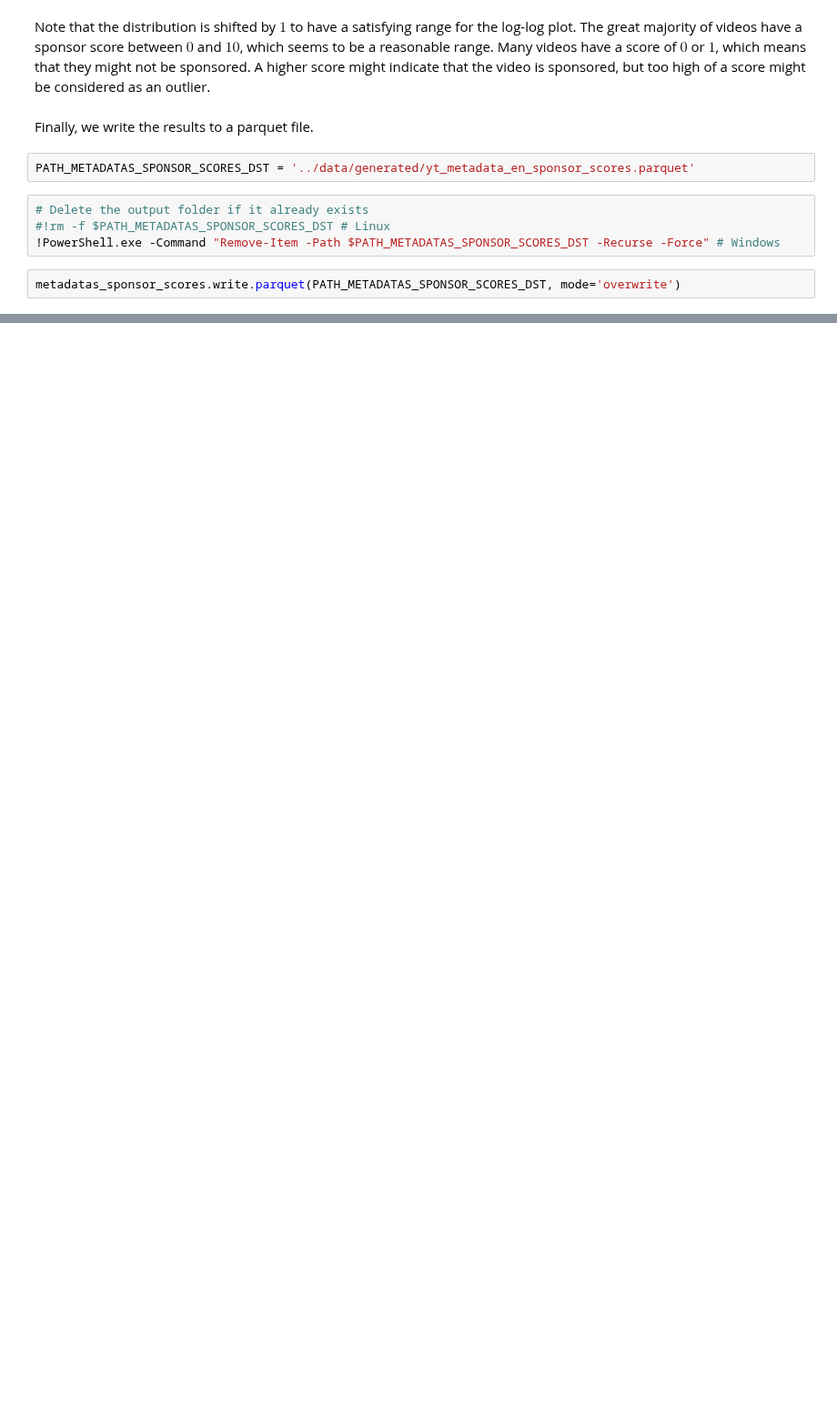
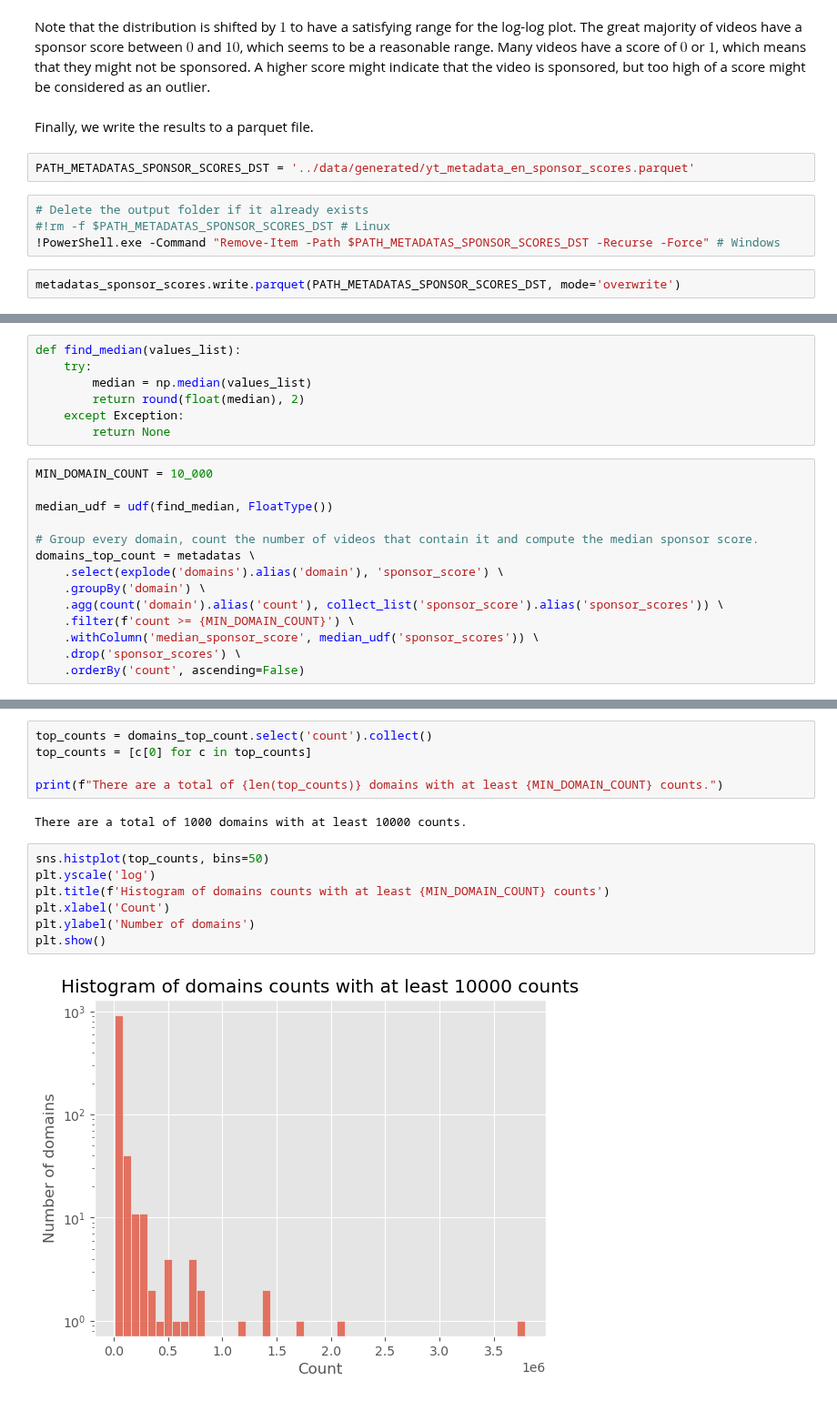
Before and after one commit to epfl-ada/ada-2022-project-fraisetagada, a Jupyter notebook: project.ipynb, the cells around one changed output, grey strips where cells are left out. Shown at 91% size. Cells and saved outputs as stored; diff of their text form; blank space fills up the shorter version.

```diff
--- a/project.ipynb
+++ b/project.ipynb
@@ -921,0 +1014,21 @@ metadatas_sponsor_scores.write.parquet(PATH_METADATAS_SPONSOR_SCORES_DST, mode='
+# %%
+def find_median(values_list):
+    try:
+        median = np.median(values_list)
+        return round(float(median), 2)
+    except Exception:
+        return None
+# %%
+MIN_DOMAIN_COUNT = 10_000
+
+median_udf = udf(find_median, FloatType())
+
+# Group every domain, count the number of videos that contain it and compute the median sponsor score.
+domains_top_count = metadatas \
+    .select(explode('domains').alias('domain'), 'sponsor_score') \
+    .groupBy('domain') \
+    .agg(count('domain').alias('count'), collect_list('sponsor_score').alias('sponsor_scores')) \
+    .filter(f'count >= {MIN_DOMAIN_COUNT}') \
+    .withColumn('median_sponsor_score', median_udf('sponsor_scores')) \
+    .drop('sponsor_scores') \
+    .orderBy('count', ascending=False)
@@ -921,0 +1053,16 @@ metadatas_sponsor_scores.write.parquet(PATH_METADATAS_SPONSOR_SCORES_DST, mode='
+# %%
+top_counts = domains_top_count.select('count').collect()
+top_counts = [c[0] for c in top_counts]
+
+print(f"There are a total of {len(top_counts)} domains with at least {MIN_DOMAIN_COUNT} counts.")
+# %% [output]
+There are a total of 1000 domains with at least 10000 counts.
+# %%
+sns.histplot(top_counts, bins=50)
+plt.yscale('log')
+plt.title(f'Histogram of domains counts with at least {MIN_DOMAIN_COUNT} counts')
+plt.xlabel('Count')
+plt.ylabel('Number of domains')
+plt.show()
+# %% [output]
+[figure, added]
```
Also changed, not shown: parts of 45 cells of this notebook, 1 other file.
